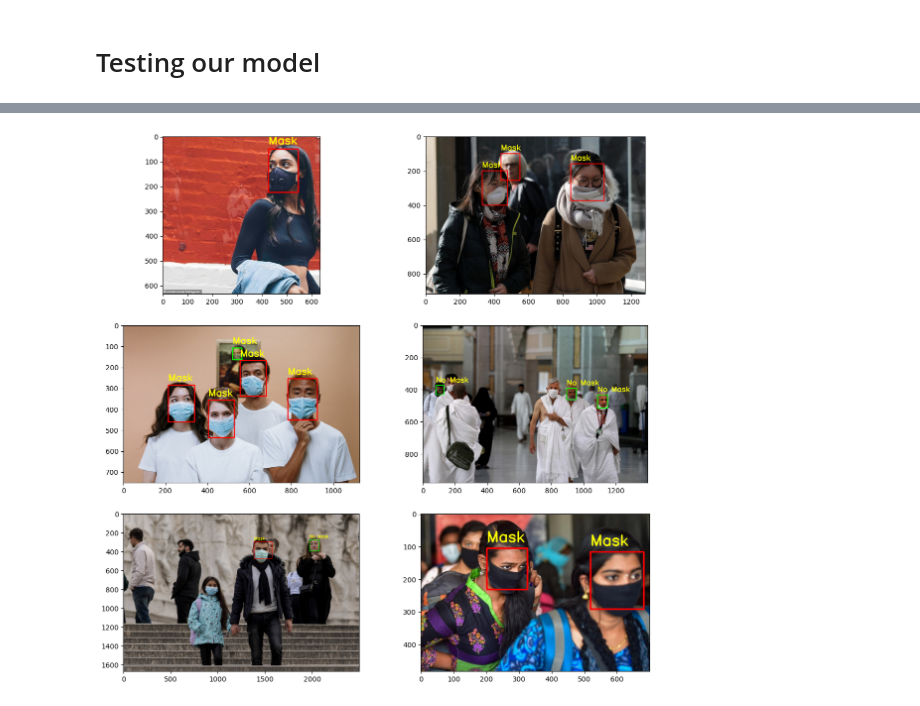
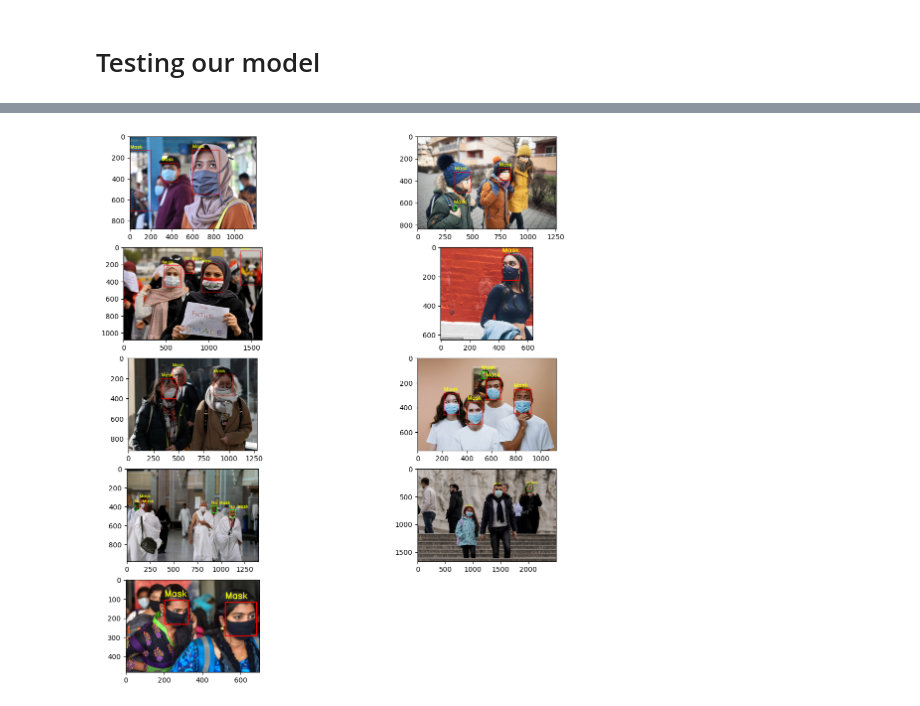
Before and after one commit to anton-asnitsky/naya-ds2022-final-project, a Jupyter notebook: naya-ds2022-final-project.ipynb, the cells around one changed output, grey strips where cells are left out. Saved outputs shown, nothing was run; the diff lists cells and outputs as text; code cells hidden in the pictures.

```diff
--- a/naya-ds2022-final-project.ipynb
+++ b/naya-ds2022-final-project.ipynb
@@ -267,7 +269,7 @@ plt.show()
 # %% [markdown]
 # Testing our model
 # %%
-test_images = ['1114.png','1504.jpg', '0072.jpg','0012.jpg','0353.jpg','1374.jpg']
+test_images = ['1785.jpg','1799.jpg','1796.jpg','1114.png','1504.jpg', '0072.jpg','0012.jpg','0353.jpg','1374.jpg']
 assign = {'0':'Mask','1':"No Mask"}
 gamma = 2.0
 
@@ -431,7 +385,7 @@ final_list
 # %%
 # Test results plot
 fig = plt.figure(figsize = (14,14))
-rows = 3
+rows = 5
 cols = 2
 axes = []
 index = 0
@@ -445,7 +399,7 @@ for item in final_list:
     for i in range(0,len(final_list[item])):
 
         box = final_list[item][i]
-        if(box['confidence'] > 0.5):
+        if(box['confidence'] > 0.2):
             x = box['box'][0]
             y = box['box'][1]
             x1 = box['box'][2]
@@ -499,3 +453,3 @@ plt.show()
 519 117 682 292
 (0, 0, 255)
-[figure, old version]
+[figure, new version]
```
Also changed, not shown: parts of 11 cells of this notebook.
